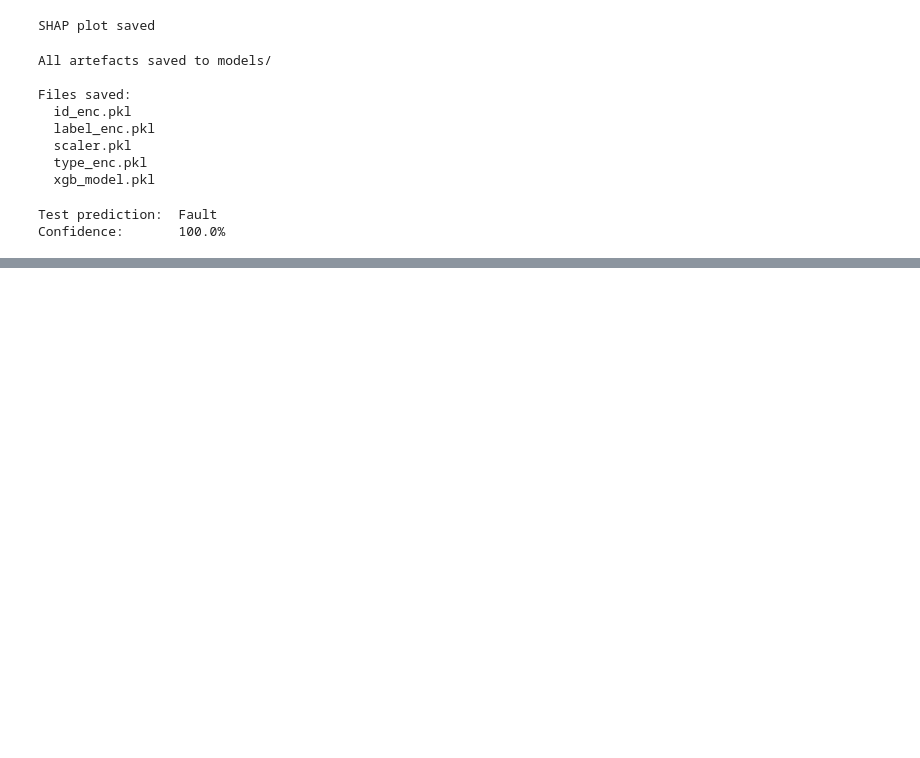
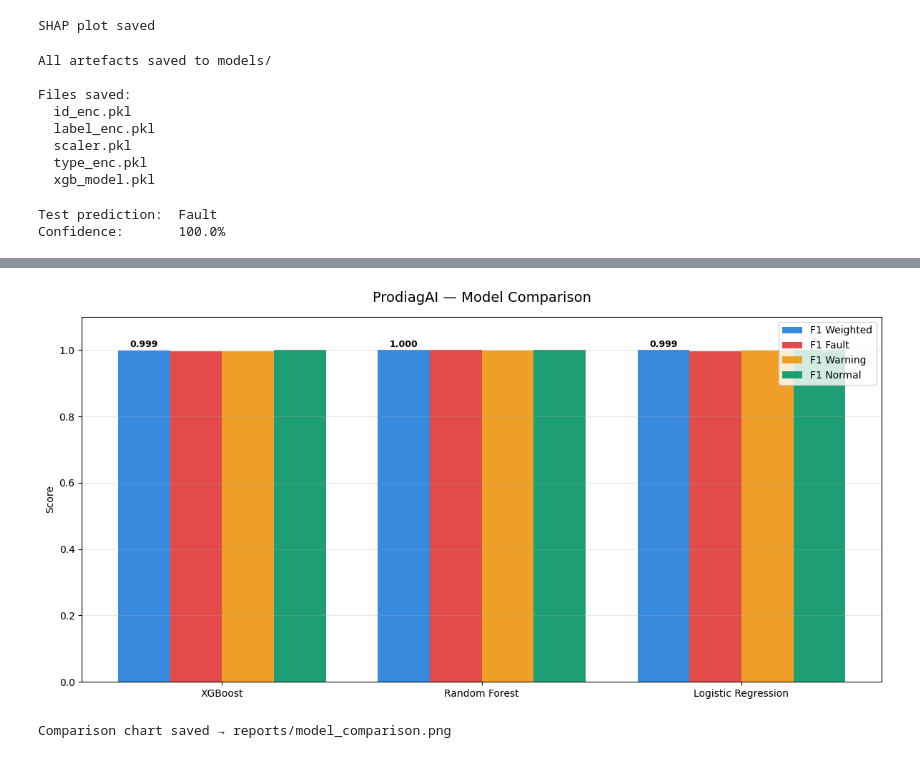
Before and after one commit to NipunKavinda95/ProdiagAI, a Jupyter notebook: notebooks/01_train_model.ipynb, the cells around one changed output, grey strips where cells are left out. Saved outputs shown, nothing was run; the diff lists cells and outputs as text; code cells hidden in the pictures; blank space fills up the shorter version.

Commit message:
Modle Comparison Done

```diff
--- a/notebooks/01_train_model.ipynb
+++ b/notebooks/01_train_model.ipynb
@@ -283,0 +374,35 @@ Confidence:       100.0%
+# %%
+# Visual comparison chart
+models     = list(results.keys())
+f1_w       = [results[m]["f1_weighted"] for m in models]
+f1_fault   = [results[m]["f1_fault"]    for m in models]
+f1_warning = [results[m]["f1_warning"]  for m in models]
+f1_normal  = [results[m]["f1_normal"]   for m in models]
+
+x     = np.arange(len(models))
+width = 0.2
+
+fig, ax = plt.subplots(figsize=(12, 6))
+ax.bar(x - width*1.5, f1_w,       width, label="F1 Weighted", color="#378ADD")
+ax.bar(x - width*0.5, f1_fault,   width, label="F1 Fault",    color="#E24B4A")
+ax.bar(x + width*0.5, f1_warning, width, label="F1 Warning",  color="#EF9F27")
+ax.bar(x + width*1.5, f1_normal,  width, label="F1 Normal",   color="#1D9E75")
+
+ax.set_title("ProdiagAI — Model Comparison", fontsize=14, pad=15)
+ax.set_ylabel("Score")
+ax.set_xticks(x)
+ax.set_xticklabels(models)
+ax.set_ylim(0, 1.1)
+ax.legend()
+ax.grid(axis="y", alpha=0.3)
+
+for i, v in enumerate(f1_w):
+    ax.text(i - width*1.5, v + 0.01, f"{v:.3f}", ha="center", fontsize=9, fontweight="bold")
+
+plt.tight_layout()
+plt.savefig("../reports/model_comparison.png", dpi=150)
+plt.show()
+print("Comparison chart saved → reports/model_comparison.png")
+# %% [output]
+[figure, added]
+Comparison chart saved → reports/model_comparison.png
```
Also changed, not shown: parts of 5 cells of this notebook, 6 other files.
